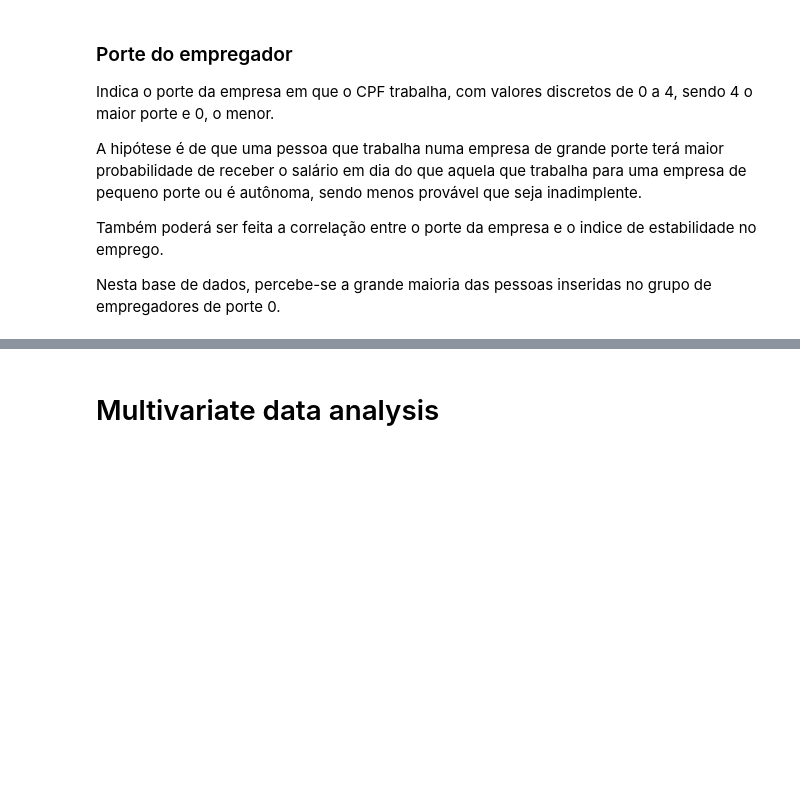
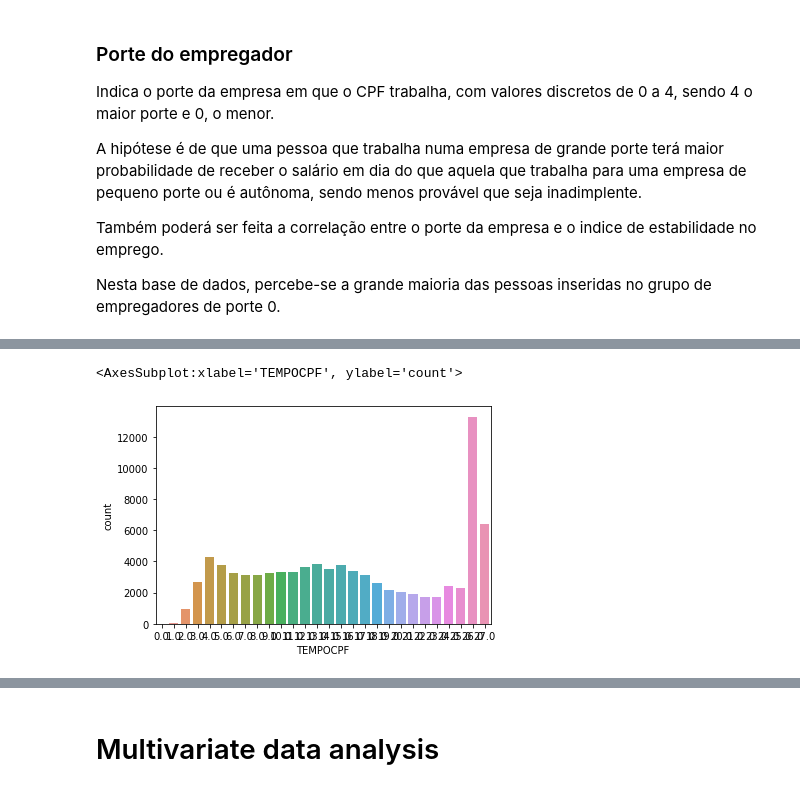
Before and after one commit to ednakatani/Data-Science, a Jupyter notebook: DS_project.ipynb, the cells around one changed output, grey strips where cells are left out. Saved outputs shown, nothing was run; the diff lists cells and outputs as text; code cells hidden in the pictures; blank space fills up the shorter version.

```diff
--- a/DS_project.ipynb
+++ b/DS_project.ipynb
@@ -32,5 +34,5 @@ import seaborn as sns
 Below, load the data using pandas and make all the necessary data cleansing so that all data types are correct for posterior analysis.
 # %%
 # load your data here
-!wget https://www.dropbox.com/s/wxz0qd1ngjb1z2d/train.csv
-!wget https://www.dropbox.com/s/0kzeu3azlpfn2v3/test.csv
+df_train = pd.read_csv('data/train.csv')
+df_test = pd.read_csv('data/test.csv')
@@ -55,6 +39,3 @@ test.csv            100%[===================>]   9.74M  37.1MB/s    in 0.3s
-# %%
-df_test = pd.read_csv('test.csv')
-df_train = pd.read_csv('train.csv')
 # %%
 # clean and treat the data here
 remove = ['HS_CPF', 'ORIENTACAO_SEXUAL', 'RELIGIAO']
@@ -187,0 +157,5 @@ sns.distplot(df_train['PORTEEMPREGADOR'],hist=True, kde=False, rug=True)
+# %%
+sns.countplot(x='TEMPOCPF', data=df_train)
+# %% [output]
+<AxesSubplot:xlabel='TEMPOCPF', ylabel='count'>
+[figure, added]
```
Also changed, not shown: parts of 18 cells of this notebook.
